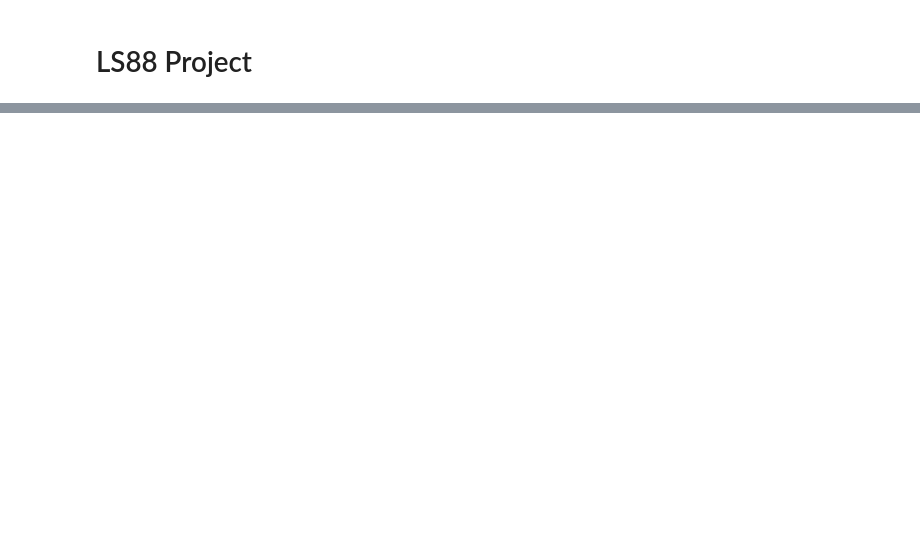
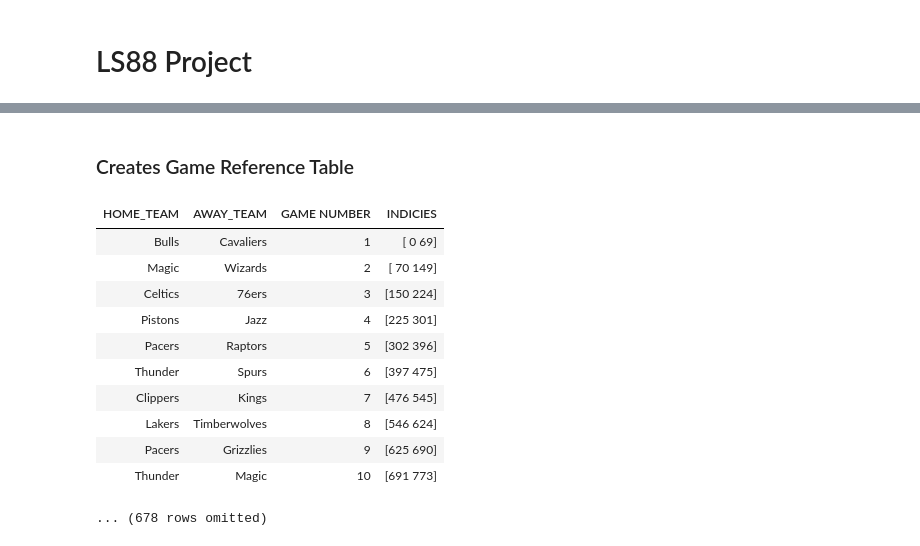
Before and after one commit to annefogarty/NBA4Q, a Jupyter notebook: LS88_NBA_Project.ipynb, the cells around one changed output, grey strips where cells are left out. Cells and saved outputs as stored; diff of their text form; code cells hidden in the pictures; blank space fills up the shorter version.

```diff
--- a/LS88_NBA_Project.ipynb
+++ b/LS88_NBA_Project.ipynb
@@ -49,0 +146,60 @@ def get_season_stats(first, last, season):
+# %%
+# Sort the trimmed table to analyze on a game by game basis
+# builds a list of tuples of indecies, each tubple represents a unquue game in the table
+
+def isolate_game(table):
+    games = []
+    row_start = table.row(0)
+    last_id1 = int(row_start[0])
+    current_id1 = 0
+    last_index = 0
+    count = 0
+
+    for i in np.arange(table.num_rows):
+
+        row = table.row(i)
+        current_id1 = int(row[0])
+
+        if current_id1 != last_id1:
+            x = [last_index, i-1]
+
+            games.append(x)
+            count += 1
+
+            # reset indicies
+            last_index = i
+            last_id1 = current_id1
+
+    return games
+
+games_list = isolate_game(games)
+# %% [markdown]
+### Creates Game Reference Table
+# %%
+def construct_game_reference_table():
+    count = 1
+    season = Table(make_array('HOME_TEAM', 'AWAY_TEAM'))
+    array = make_array()
+    for t in games_list:
+        index = t[0]
+        row = games.take(index).select('HOME_TEAM', 'AWAY_TEAM')
+        array = np.append(array, count)
+        count += 1
+        season = season.with_row(row)
+    season = season.with_column('GAME NUMBER', array).with_column('INDICIES', games_list)
+    return season
+
+construct_game_reference_table()
+# %% [output]
+| HOME_TEAM | AWAY_TEAM | GAME NUMBER | INDICIES |
+| Bulls | Cavaliers | 1 | [ 0 69] |
+| Magic | Wizards | 2 | [ 70 149] |
+| Celtics | 76ers | 3 | [150 224] |
+| Pistons | Jazz | 4 | [225 301] |
+| Pacers | Raptors | 5 | [302 396] |
+| Thunder | Spurs | 6 | [397 475] |
+| Clippers | Kings | 7 | [476 545] |
+| Lakers | Timberwolves | 8 | [546 624] |
+| Pacers | Grizzlies | 9 | [625 690] |
+| Thunder | Magic | 10 | [691 773] |
+... (678 rows omitted)
```
Also changed, not shown: parts of 20 cells of this notebook, 2 other files.
